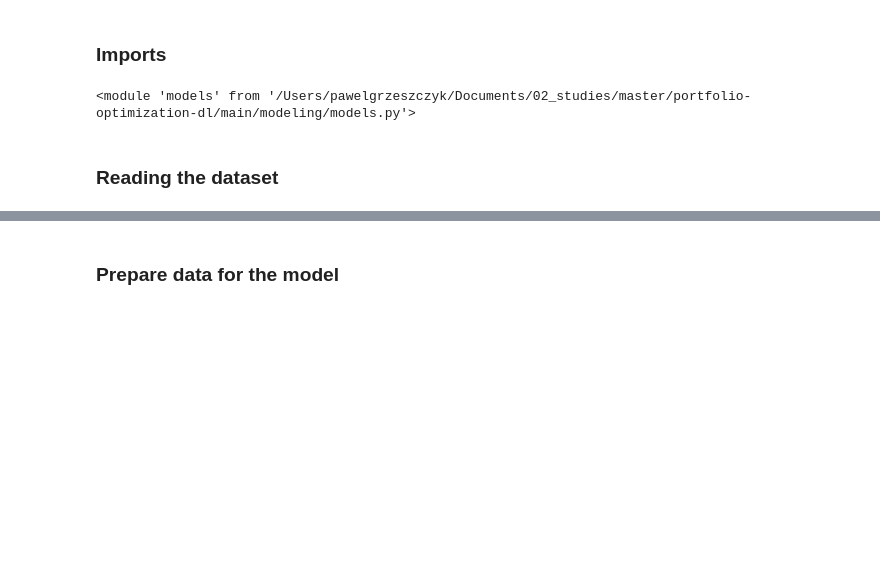
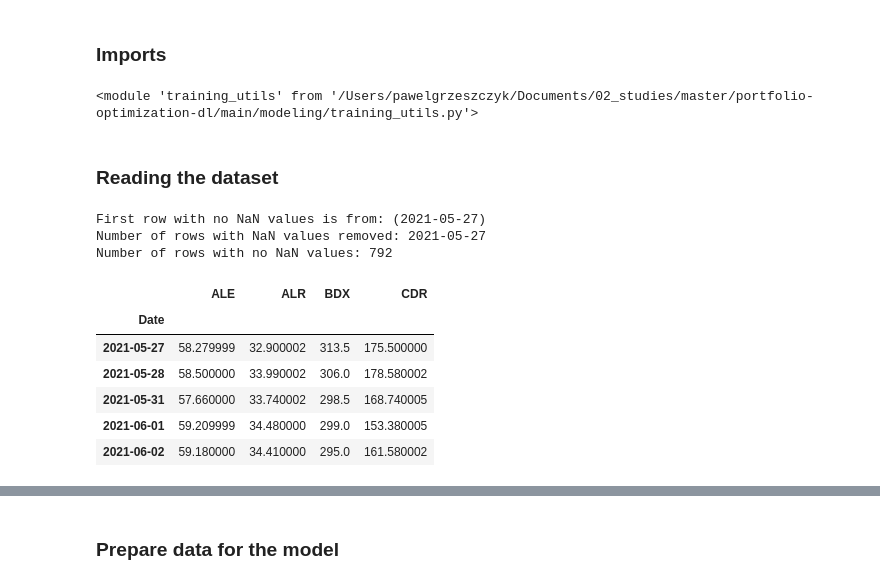
Before and after one commit to pawel-grzeszczyk/portfolio-optimization, a Jupyter notebook: modeling/modeling.ipynb, the cells around one changed output, grey strips where cells are left out. Saved outputs shown, nothing was run; the diff lists cells and outputs as text; code cells hidden in the pictures; blank space fills up the shorter version.

```diff
--- a/modeling/modeling.ipynb
+++ b/modeling/modeling.ipynb
@@ -9,30 +9,45 @@ import torch
 import torch.nn as nn
 # %%
 import importlib
-import utils, models
+import utils, models, training_utils
 importlib.reload(utils)
 importlib.reload(models)
+importlib.reload(training_utils)
 # %% [output]
-<module 'models' from '/Users/pawelgrzeszczyk/Documents/02_studies/master/portfolio-optimization-dl/main/modeling/models.py'>
+<module 'training_utils' from '/Users/pawelgrzeszczyk/Documents/02_studies/master/portfolio-optimization-dl/main/modeling/training_utils.py'>
 # %% [markdown]
 ### **Reading the dataset**
 # %%
-# # Reading data, renaming columns and reordering
-# data = pd.read_csv('../data/data_files/w20_stock.csv').filter(regex='^Close_')
-# data.columns = [x.split('_')[1].split('.')[0] for x in data.columns]
-# data['Date'] = pd.read_csv('../data/data_files/w20_stock.csv')['Date']
-# data.insert(0, 'Date', data.pop('Date'))
+# Reading data, renaming columns and reordering
+data = pd.read_csv('../data/data_files/w20_stock.csv').filter(regex='^Close_')
+data.columns = [x.split('_')[1].split('.')[0] for x in data.columns]
+data['Date'] = pd.read_csv('../data/data_files/w20_stock.csv')['Date']
+data.insert(0, 'Date', data.pop('Date'))
 
-# # Date as index
-# data = data.set_index('Date')
+# Date as index
+data = data.set_index('Date')
 
-# # Getting the first row with no NaN values
-# first_full_row = data.dropna().first_valid_index()
-# print(f'First row with no NaN values is from: ({first_full_row})')
+# Getting the first row with no NaN values
+first_full_row = data.dropna().first_valid_index()
+print(f'First row with no NaN values is from: ({first_full_row})')
 
-# # Removing rows with NaN values
-# data = data.loc[first_full_row:]
-# print(f'Number of rows with NaN values removed: {first_full_row}')
-# print(f'Number of rows with no NaN values: {data.shape[0]}')
-# data.head()
+# Removing rows with NaN values
+data = data.loc[first_full_row:]
+print(f'Number of rows with NaN values removed: {first_full_row}')
+print(f'Number of rows with no NaN values: {data.shape[0]}')
+
+# Take only sample of assets
+data = data[data.columns[:4]]
+data.head()
+# %% [output]
+First row with no NaN values is from: (2021-05-27)
+Number of rows with NaN values removed: 2021-05-27
+Number of rows with no NaN values: 792
+|  | ALE | ALR | BDX | CDR |
+| Date |  |  |  |  |
+| 2021-05-27 | 58.279999 | 32.900002 | 313.5 | 175.500000 |
+| 2021-05-28 | 58.500000 | 33.990002 | 306.0 | 178.580002 |
+| 2021-05-31 | 57.660000 | 33.740002 | 298.5 | 168.740005 |
+| 2021-06-01 | 59.209999 | 34.480000 | 299.0 | 153.380005 |
+| 2021-06-02 | 59.180000 | 34.410000 | 295.0 | 161.580002 |
 # %%
```
Also changed, not shown: parts of 25 cells of this notebook.
